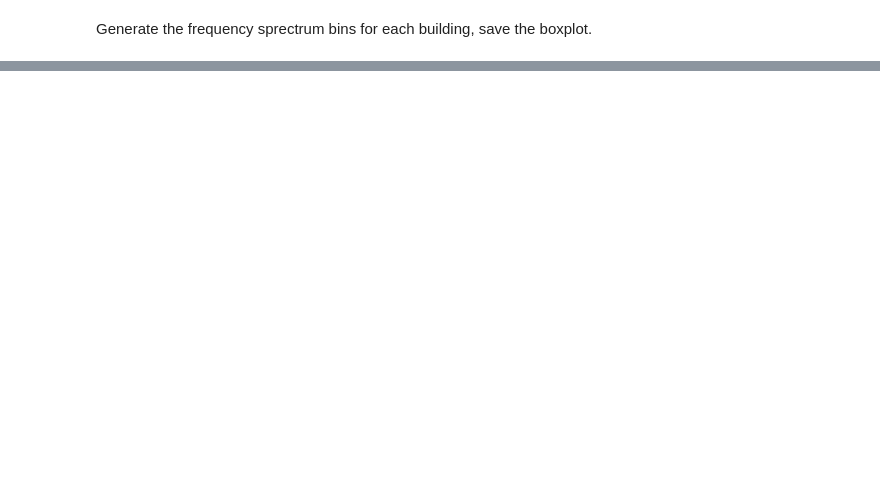
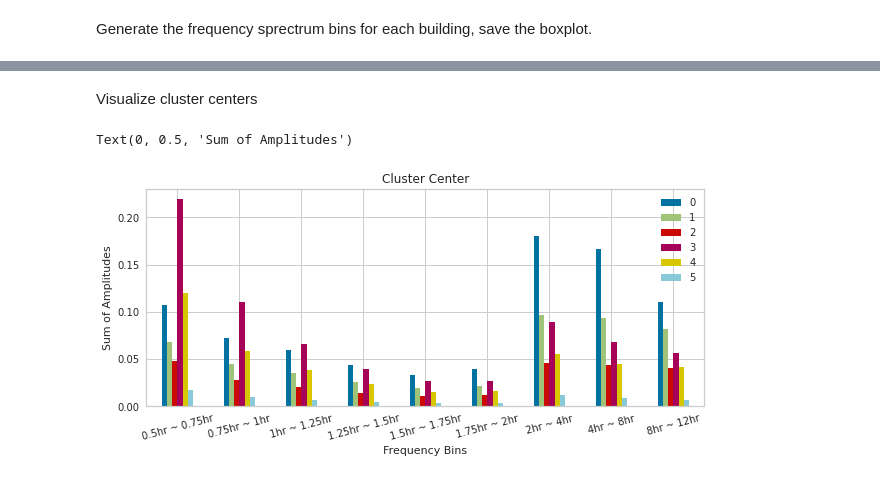
Before and after one commit to WalterZWang/EULP, a Jupyter notebook: frequency_domain/workflow_frequency_domain.ipynb, the cells around one changed output, grey strips where cells are left out. Drawn from its saved outputs; the diff is of its cells as text; code cells hidden in the pictures; blank space fills up the shorter version.

```diff
--- a/frequency_domain/workflow_frequency_domain.ipynb
+++ b/frequency_domain/workflow_frequency_domain.ipynb
@@ -177,0 +236,7 @@ for i, ts_csv in enumerate(v_typical_ts_CSVs):
+# %%
+# Actual clustering
+kmeans = KMeans(n_clusters=6, init='random', n_init=5)
+KM_model = kmeans.fit(fft_data)
+kmeans.fit_predict(fft_data)
+kmeans_labels = kmeans.labels_
+kmeans_labels.shape
@@ -177,0 +277,13 @@ for i, ts_csv in enumerate(v_typical_ts_CSVs):
+# %% [markdown]
+Visualize cluster centers
+# %%
+df_cluster_center = pd.DataFrame(kmeans.cluster_centers_, columns=df_all.columns[:-1], dtype = float)
+
+plt.figure(figsize=(10,4))
+df_cluster_center.T.plot.bar(ax = plt.gca(), rot=15)
+plt.title('Cluster Center')
+plt.xlabel('Frequency Bins')
+plt.ylabel('Sum of Amplitudes')
+# %% [output]
+Text(0, 0.5, 'Sum of Amplitudes')
+[figure, added]
```
Also changed, not shown: parts of 18 cells of this notebook, 7 other files.
